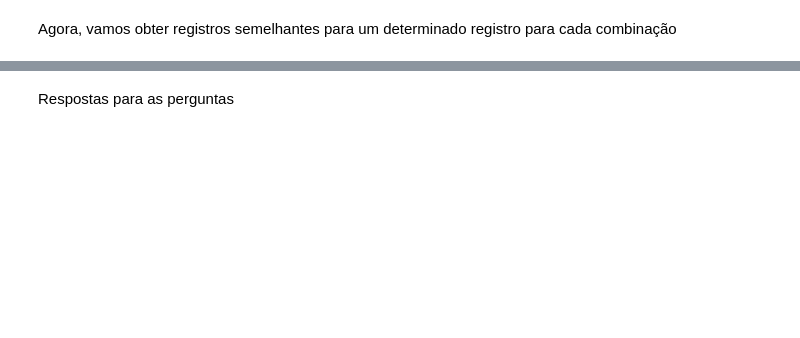
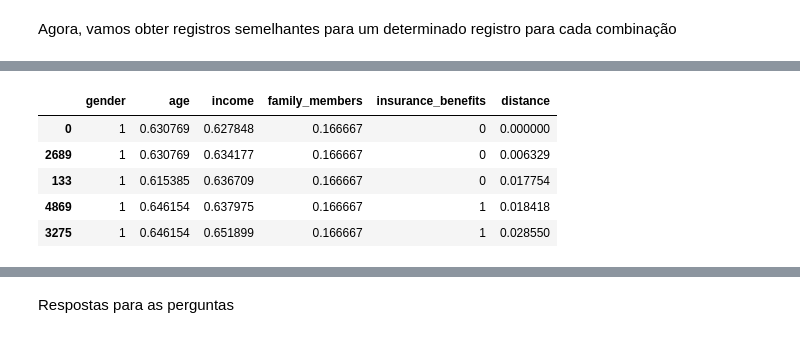
Before and after one commit to FSzekut/vetorizacao, a Jupyter notebook: Notebooks/vetorization_regeression.ipynb, the cells around one changed output, grey strips where cells are left out. Cells and saved outputs as stored; diff of their text form; code cells hidden in the pictures; blank space fills up the shorter version.

Commit message:
scaled_linear_regression

```diff
--- a/Notebooks/vetorization_regeression.ipynb
+++ b/Notebooks/vetorization_regeression.ipynb
@@ -166,0 +211,9 @@ Agora, vamos obter registros semelhantes para um determinado registro para cada
+# %%
+get_knn(df_scaled, n=0, k=5, metric='euclidean')
+# %% [output]
+|  | gender | age | income | family_members | insurance_benefits | distance |
+| 0 | 1 | 0.630769 | 0.627848 | 0.166667 | 0 | 0.000000 |
+| 2689 | 1 | 0.630769 | 0.634177 | 0.166667 | 0 | 0.006329 |
+| 133 | 1 | 0.615385 | 0.636709 | 0.166667 | 0 | 0.017754 |
+| 4869 | 1 | 0.646154 | 0.637975 | 0.166667 | 1 | 0.018418 |
+| 3275 | 1 | 0.646154 | 0.651899 | 0.166667 | 1 | 0.028550 |
```
Also changed, not shown: parts of 27 cells of this notebook.
